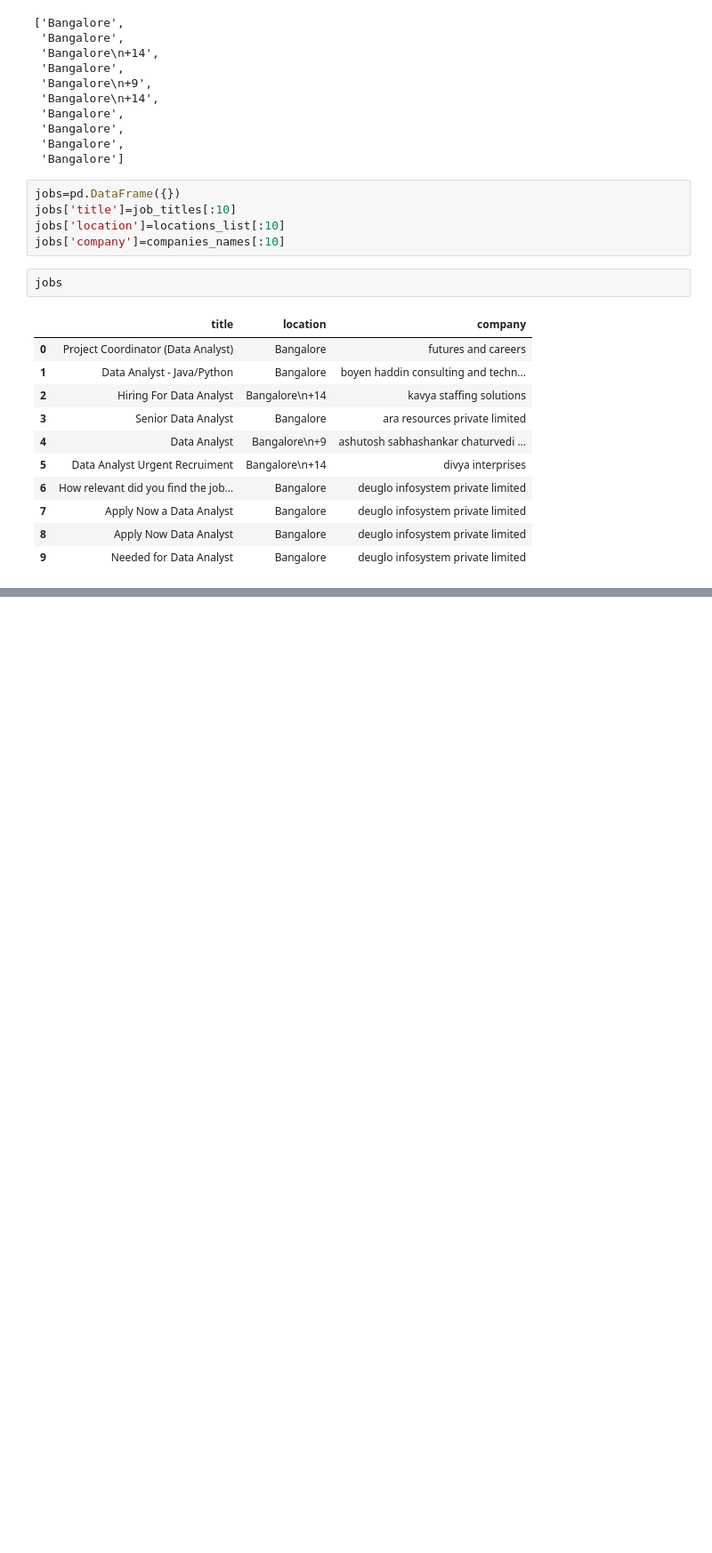
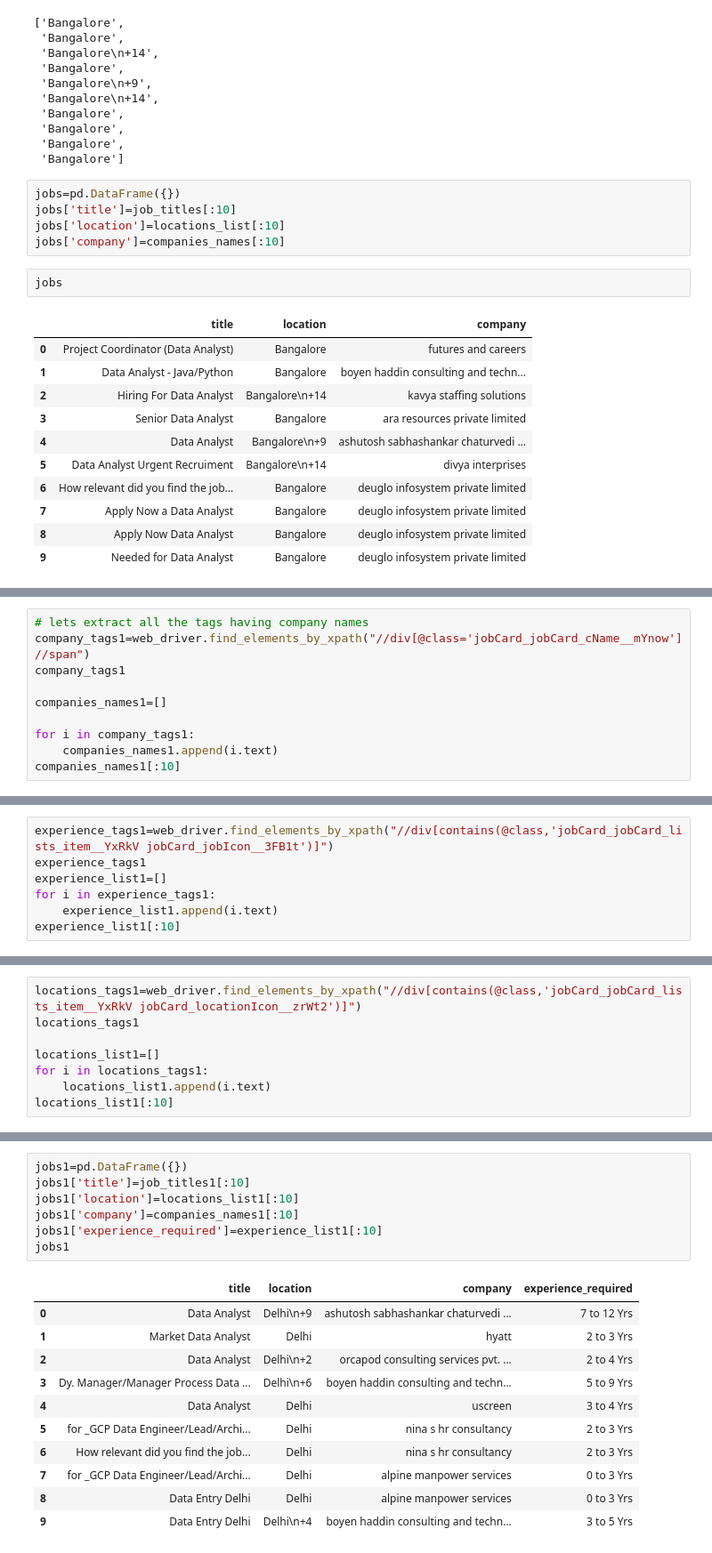
Before and after one commit to Deepti0092/flipnrobo-internship-DS2307, a Jupyter notebook: webscrapping/Webscraping Assignment-2_SOLVED.ipynb, the cells around one changed output, grey strips where cells are left out. Shown: that part at 89% size. Saved outputs shown, nothing was run; the diff lists cells and outputs as text; blank space fills up the shorter version.

```diff
--- a/webscrapping/Webscraping Assignment-2_SOLVED.ipynb
+++ b/webscrapping/Webscraping Assignment-2_SOLVED.ipynb
@@ -388,0 +500,10 @@ jobs
+# %%
+# lets extract all the tags having company names
+company_tags1=web_driver.find_elements_by_xpath("//div[@class='jobCard_jobCard_cName__mYnow']//span")
+company_tags1
+
+companies_names1=[]
+
+for i in company_tags1:
+    companies_names1.append(i.text)
+companies_names1[:10]
@@ -388,0 +521,7 @@ jobs
+# %%
+experience_tags1=web_driver.find_elements_by_xpath("//div[contains(@class,'jobCard_jobCard_lists_item__YxRkV jobCard_jobIcon__3FB1t')]")
+experience_tags1
+experience_list1=[]
+for i in experience_tags1:
+    experience_list1.append(i.text)
+experience_list1[:10]
@@ -388,0 +539,8 @@ jobs
+# %%
+locations_tags1=web_driver.find_elements_by_xpath("//div[contains(@class,'jobCard_jobCard_lists_item__YxRkV jobCard_locationIcon__zrWt2')]")
+locations_tags1
+
+locations_list1=[]
+for i in locations_tags1:
+    locations_list1.append(i.text)
+locations_list1[:10]
@@ -388,0 +566,19 @@ jobs
+# %%
+jobs1=pd.DataFrame({})
+jobs1['title']=job_titles1[:10]
+jobs1['location']=locations_list1[:10]
+jobs1['company']=companies_names1[:10]
+jobs1['experience_required']=experience_list1[:10]
+jobs1
+# %% [output]
+|  | title | location | company | experience_required |
+| 0 | Data Analyst | Delhi\n+9 | ashutosh sabhashankar chaturvedi ... | 7 to 12 Yrs |
+| 1 | Market Data Analyst | Delhi | hyatt | 2 to 3 Yrs |
+| 2 | Data Analyst | Delhi\n+2 | orcapod consulting services pvt. ... | 2 to 4 Yrs |
+| 3 | Dy. Manager/Manager Process Data ... | Delhi\n+6 | boyen haddin consulting and techn... | 5 to 9 Yrs |
+| 4 | Data Analyst | Delhi | uscreen | 3 to 4 Yrs |
+| 5 | for _GCP Data Engineer/Lead/Archi... | Delhi | nina s hr consultancy | 2 to 3 Yrs |
+| 6 | How relevant did you find the job... | Delhi | nina s hr consultancy | 2 to 3 Yrs |
+| 7 | for _GCP Data Engineer/Lead/Archi... | Delhi | alpine manpower services | 0 to 3 Yrs |
+| 8 | Data Entry Delhi | Delhi | alpine manpower services | 0 to 3 Yrs |
+| 9 | Data Entry Delhi | Delhi\n+4 | boyen haddin consulting and techn... | 3 to 5 Yrs |
```
Also changed, not shown: parts of 72 cells of this notebook.
